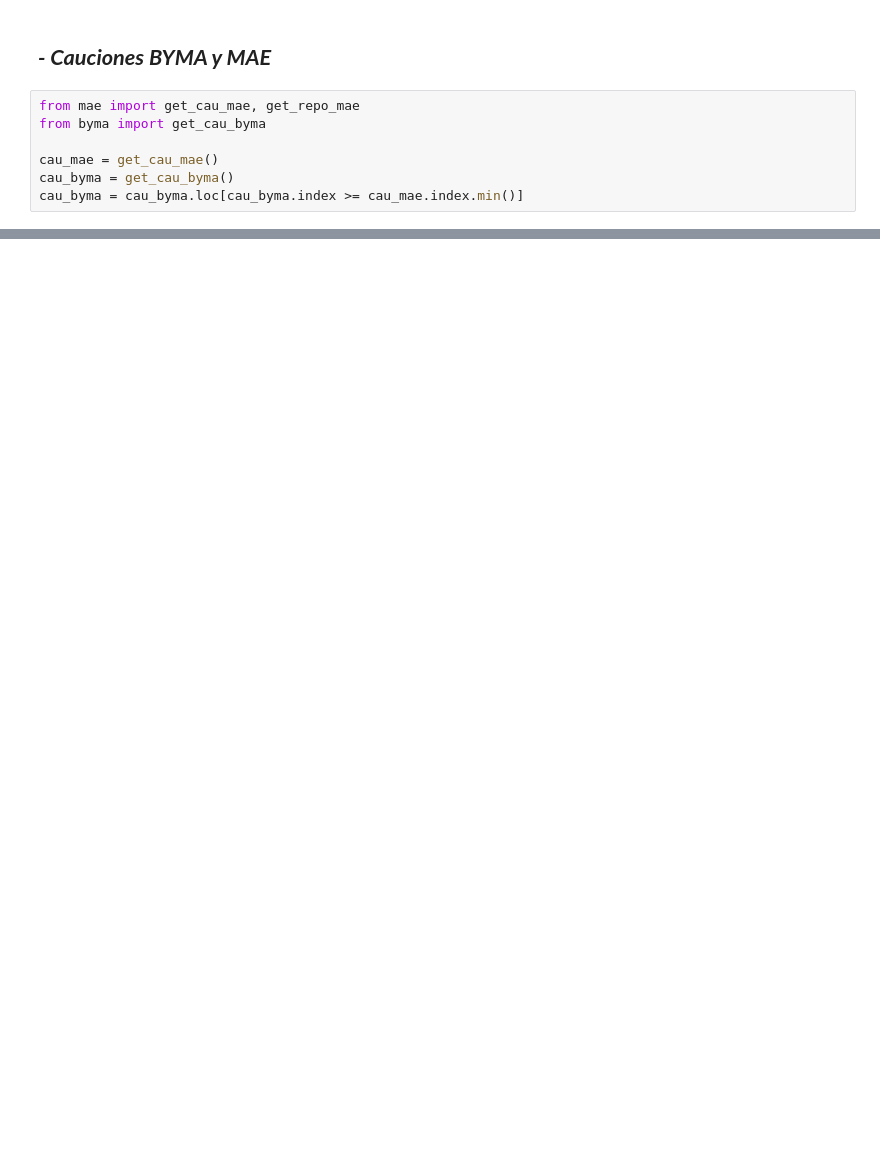
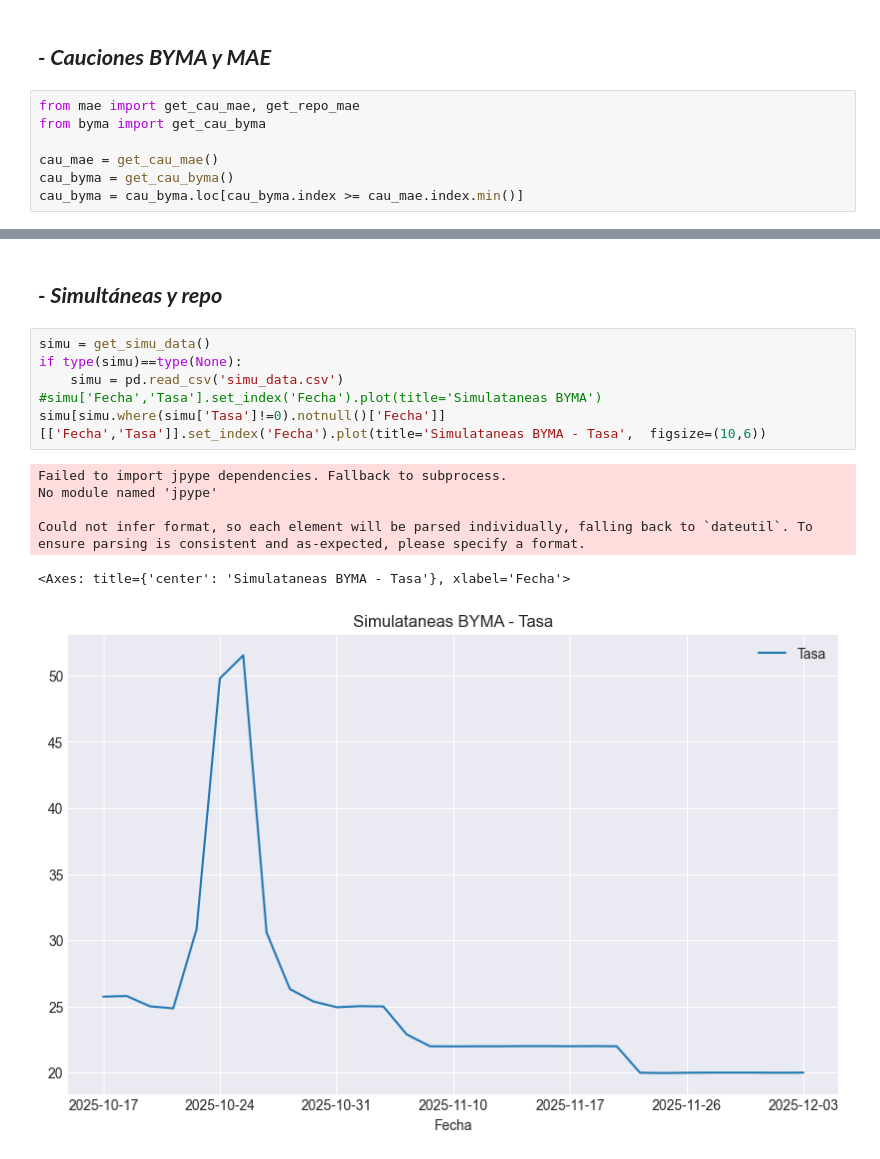
Before and after one commit to jdtluis/Reporte-Futuros_Tasas, a Jupyter notebook: index.ipynb, the cells around one changed output, grey strips where cells are left out. Saved outputs shown, nothing was run; the diff lists cells and outputs as text; blank space fills up the shorter version.

```diff
--- a/index.ipynb
+++ b/index.ipynb
@@ -209,0 +211,15 @@ plt.show()
+# %% [markdown]
+## ***- Simultáneas y repo***
+# %%
+simu = get_simu_data()
+if type(simu)==type(None):
+    simu = pd.read_csv('simu_data.csv')
+#simu['Fecha','Tasa'].set_index('Fecha').plot(title='Simulataneas BYMA')
+simu[simu.where(simu['Tasa']!=0).notnull()['Fecha']] [['Fecha','Tasa']].set_index('Fecha').plot(title='Simulataneas BYMA - Tasa',  figsize=(10,6))
+# %% [output]
+Failed to import jpype dependencies. Fallback to subprocess.
+No module named 'jpype'
+
+Could not infer format, so each element will be parsed individually, falling back to `dateutil`. To ensure parsing is consistent and as-expected, please specify a format.
+<Axes: title={'center': 'Simulataneas BYMA - Tasa'}, xlabel='Fecha'>
+[figure, added]
```
Also changed, not shown: parts of 9 cells of this notebook, 4 other files.
